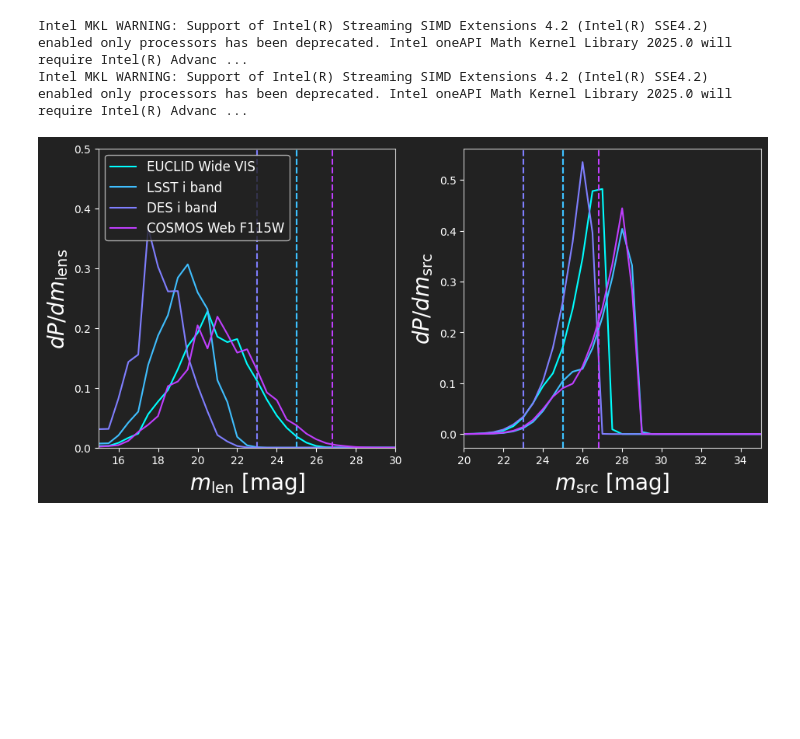
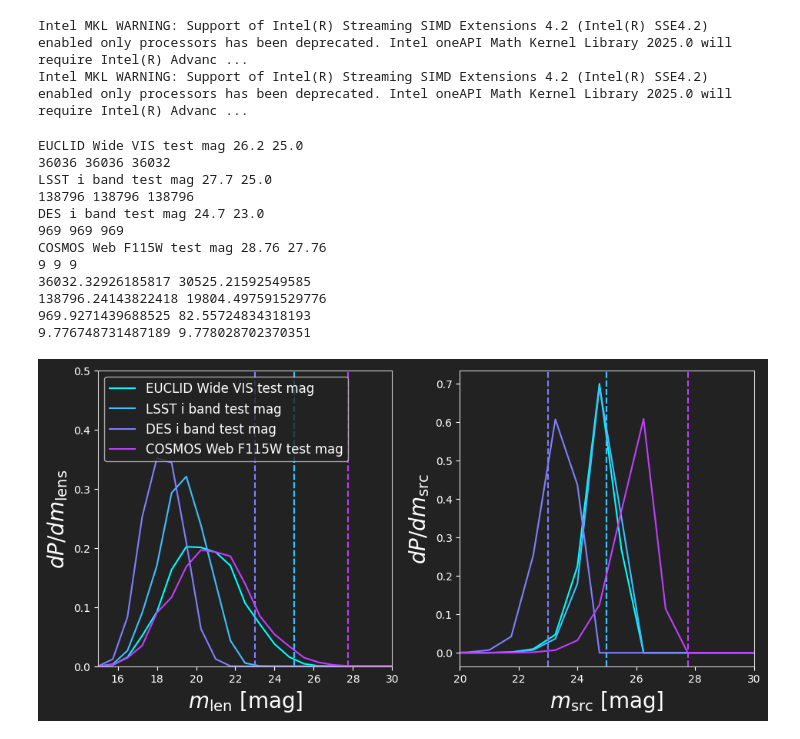
Before and after one commit to Ferr013/GALESS, a Jupyter notebook: examples/basic_example.ipynb, the cells around one changed output. Drawn from its saved outputs; the diff is of its cells as text; code cells hidden in the pictures; blank space fills up the shorter version.

```diff
--- a/examples/basic_example.ipynb
+++ b/examples/basic_example.ipynb
@@ -40,13 +40,63 @@ surveys_titles = [
      'EUCLID Wide VIS',
      'Roman HLWA J',
      'LSST i band',]
-# %%
-#s = ['COSMOS Web F115W', 'COSMOS Web F150W', 'COSMOS Web F277W']
-s = ['EUCLID Wide VIS', 'LSST i band', 'DES i band', 'COSMOS Web F115W']
-lens_plot.plot_lens_src_magnitudes(s, zl_array, zs_array, sigma_array, M_array, AVG_MAGNIF_3 = 0, LENS_LIGHT = 0, PLOT_FOR_KEYNOTE = ___PLOT_FOR_KEYNOTE___)
-#lens_plot.plot_lens_src_magnitudes(s, zl_array, zs_array, sigma_array, M_array, AVG_MAGNIF_3 = 0, LENS_LIGHT = 1, PLOT_FOR_KEYNOTE = ___PLOT_FOR_KEYNOTE___)
-# %% [output]
-[figure, removed]
+# %%
+s  = ['EUCLID Wide VIS test mag', 'LSST i band test mag', 'DES i band test mag', 'COSMOS Web F115W test mag']
+
+M_array     = np.linspace(-13 , -25 , 25)
+zl_array_test_mag = np.arange(0.0 , 2.1 , 0.1)
+zs_array_test_mag = np.arange(0.0 , 5.6 , 0.2)
+sg_array_test_mag = np.linspace(100 , 400 , 31)
+
+from scipy import integrate
+from astropy.cosmology import FlatLambdaCDM
+cosmo = FlatLambdaCDM(H0=70, Om0=0.3, Tcmb0=2.725)
+
+def get_src_magnitude_distr(m_obs, m_cut, zs_array, prob, M_array_UV, obs_band = 'sdss_i0'):
+    m_num = np.zeros(len(m_obs))
+    M_array_UV   = M_array_UV[::-1] if (M_array_UV[0]>M_array_UV[-1]) else M_array_UV
+    for izs, zs in enumerate(zs_array[zs_array>0]):
+        obs_band_to_intr_UV_corr = 5 * np.log10(cosmo.luminosity_distance(zs).value * 1e5) + ls.K_correction_from_UV(zs, obs_band, M_array_UV)
+        m_array_i = M_array_UV + obs_band_to_intr_UV_corr + 2.5 * np.log10(3)
+        idcut = int(np.argmin(np.power(m_array_i-m_cut,2)))
+        N_per_M = np.sum(prob,axis=(1,2))[izs][:]
+        for imu, mu in enumerate(m_array_i):
+            m_idx = int(np.argmin(np.abs(m_obs - mu)))
+            if(1):#imu <= idcut):
+                m_num[m_idx] = m_num[m_idx]+np.sum(N_per_M[imu])
+    return m_num
+
+color = iter(cm.cool(np.linspace(0, 1, len(s)+1)))
+for iit, title in enumerate(s):
+    ccc = next(color)
+    matrix_LL, Theta_E_LL, prob_LL, matrix_noLL, Theta_E_noLL, prob_noLL = utils.load_pickled_files(title)
+    survey_params = utils.read_survey_params(title, VERBOSE = 0)
+    limit    = survey_params['limit']
+    cut      = survey_params['cut']
+    photo_band   = survey_params['photo_band']
+    print(title, limit, cut)
+    m_obs = np.arange(15, 35, 0.75)
+    mtest = get_src_magnitude_distr(m_obs, cut, zs_array_test_mag, prob_noLL, M_array, obs_band = photo_band)
+    mtes_ = ls.get_len_magnitude_distr(m_obs, zl_array_test_mag, sg_array_test_mag, matrix_noLL, obs_band = photo_band)
+
+    print(int(np.sum(matrix_noLL)), int(np.sum(mtest)), int(np.sum(mtes_)))
+
+lens_plot.plot_lens_src_magnitudes(s, zl_array_test_mag, zs_array_test_mag, sg_array_test_mag, M_array, AVG_MAGNIF_3 = 0, LENS_LIGHT = 0, PLOT_FOR_KEYNOTE = ___PLOT_FOR_KEYNOTE___)
+#lens_plot.plot_lens_src_magnitudes(s, zl_array, zs_array, sigma_array, M_array, AVG_MAGNIF_3 = 0, LENS_LIGHT = 1, PLOT_FOR_KEYNOTE = ___PLOT_FOR_KEYNOTE___)
+# %% [output]
+EUCLID Wide VIS test mag 26.2 25.0
+36036 36036 36032
+LSST i band test mag 27.7 25.0
+138796 138796 138796
+DES i band test mag 24.7 23.0
+969 969 969
+COSMOS Web F115W test mag 28.76 27.76
+9 9 9
+36032.32926185817 30525.21592549585
+138796.24143822418 19804.497591529776
+969.9271439688525 82.55724834318193
+9.776748731487189 9.778028702370351
+[figure, added]
 # %%
 ### COMPUTING FAURE COSMOS HST DISTRIBUTION ###
 survey_params = utils.read_survey_params('COSMOS HST i band', VERBOSE = 0)
```
Also changed, not shown: parts of 16 cells of this notebook.
